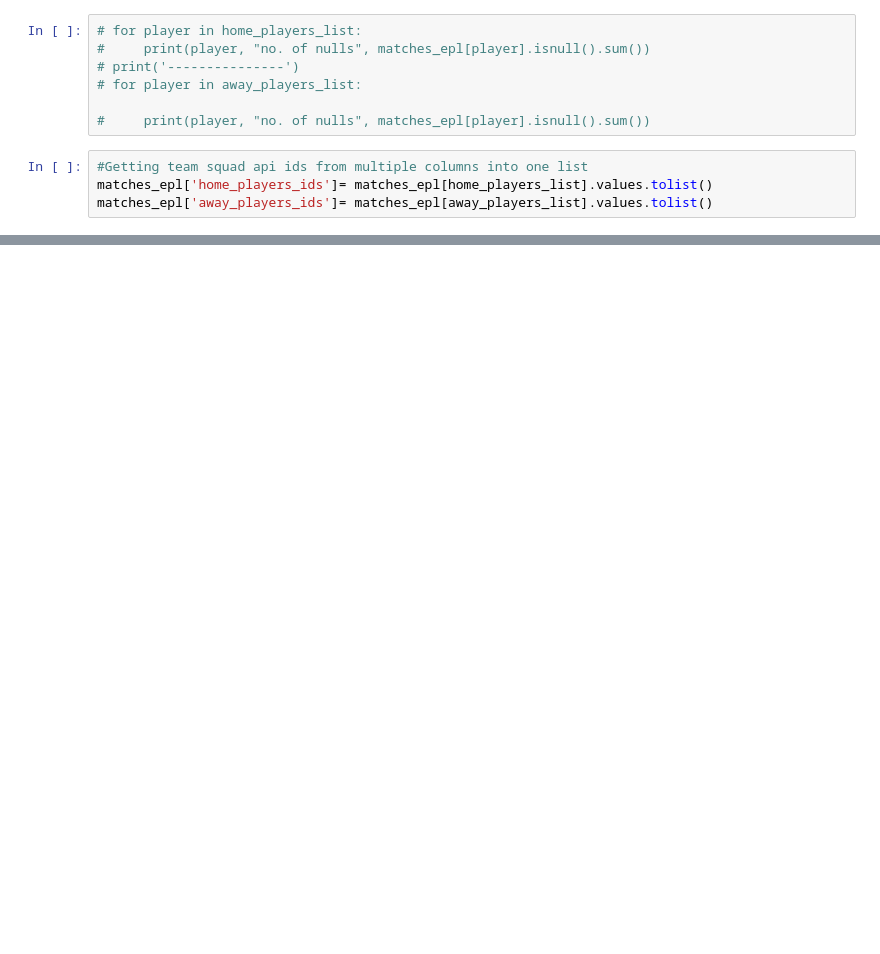
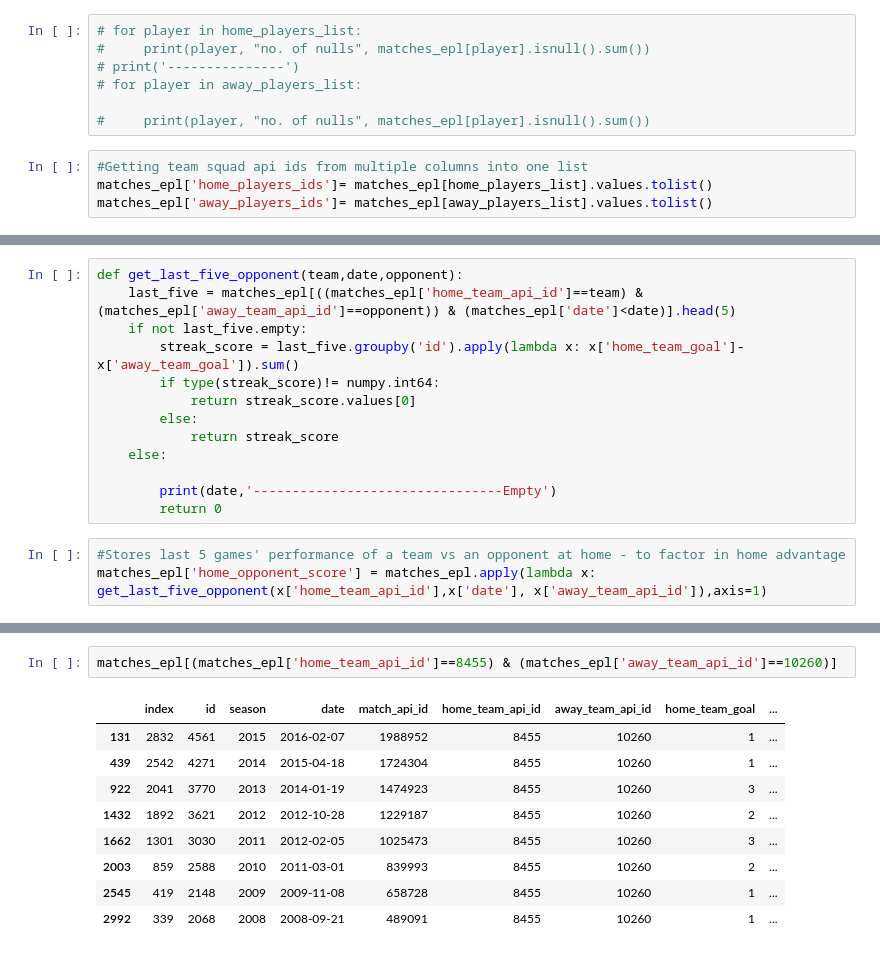
Before and after one commit to sagarparikh2013/FootWizard, a Jupyter notebook: SoccerPrediction.ipynb, the cells around one changed output, grey strips where cells are left out. Drawn from its saved outputs; the diff is of its cells as text; blank space fills up the shorter version.

```diff
--- a/SoccerPrediction.ipynb
+++ b/SoccerPrediction.ipynb
@@ -170,0 +197,16 @@ x
+# %%
+def get_last_five_opponent(team,date,opponent):
+    last_five = matches_epl[((matches_epl['home_team_api_id']==team) & (matches_epl['away_team_api_id']==opponent)) & (matches_epl['date']<date)].head(5)
+    if not last_five.empty:
+        streak_score = last_five.groupby('id').apply(lambda x: x['home_team_goal']-x['away_team_goal']).sum()
+        if type(streak_score)!= numpy.int64:
+            return streak_score.values[0]
+        else:
+            return streak_score
+    else:
+
+        print(date,'--------------------------------Empty')
+        return 0
+# %%
+#Stores last 5 games' performance of a team vs an opponent at home - to factor in home advantage
+matches_epl['home_opponent_score'] = matches_epl.apply(lambda x: get_last_five_opponent(x['home_team_api_id'],x['date'], x['away_team_api_id']),axis=1)
@@ -170,0 +231,12 @@ x
+# %%
+matches_epl[(matches_epl['home_team_api_id']==8455) & (matches_epl['away_team_api_id']==10260)]
+# %% [output]
+|  | index | id | season | date | match_api_id | home_team_api_id | away_team_api_id | home_team_goal | ... |
+| 131 | 2832 | 4561 | 2015 | 2016-02-07 | 1988952 | 8455 | 10260 | 1 | ... |
+| 439 | 2542 | 4271 | 2014 | 2015-04-18 | 1724304 | 8455 | 10260 | 1 | ... |
+| 922 | 2041 | 3770 | 2013 | 2014-01-19 | 1474923 | 8455 | 10260 | 3 | ... |
+| 1432 | 1892 | 3621 | 2012 | 2012-10-28 | 1229187 | 8455 | 10260 | 2 | ... |
+| 1662 | 1301 | 3030 | 2011 | 2012-02-05 | 1025473 | 8455 | 10260 | 3 | ... |
+| 2003 | 859 | 2588 | 2010 | 2011-03-01 | 839993 | 8455 | 10260 | 2 | ... |
+| 2545 | 419 | 2148 | 2009 | 2009-11-08 | 658728 | 8455 | 10260 | 1 | ... |
+| 2992 | 339 | 2068 | 2008 | 2008-09-21 | 489091 | 8455 | 10260 | 1 | ... |
```
Also changed, not shown: parts of 33 cells of this notebook.
